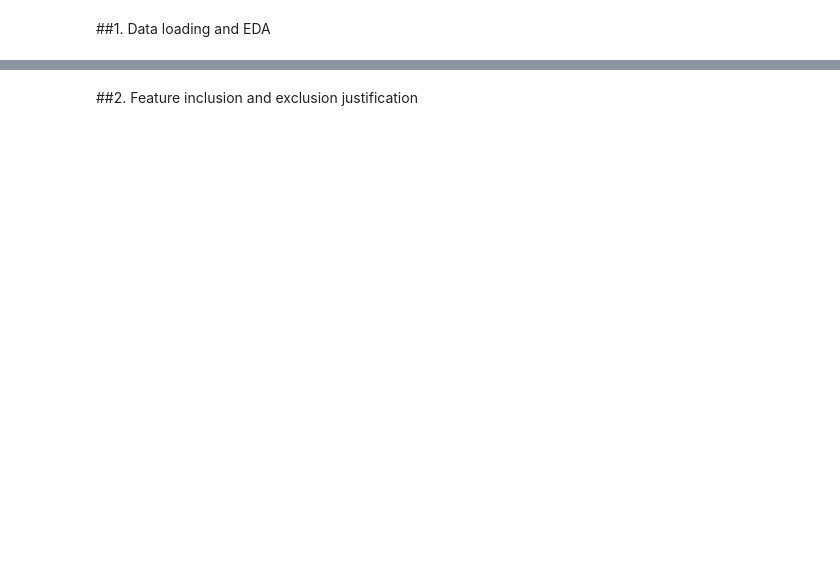
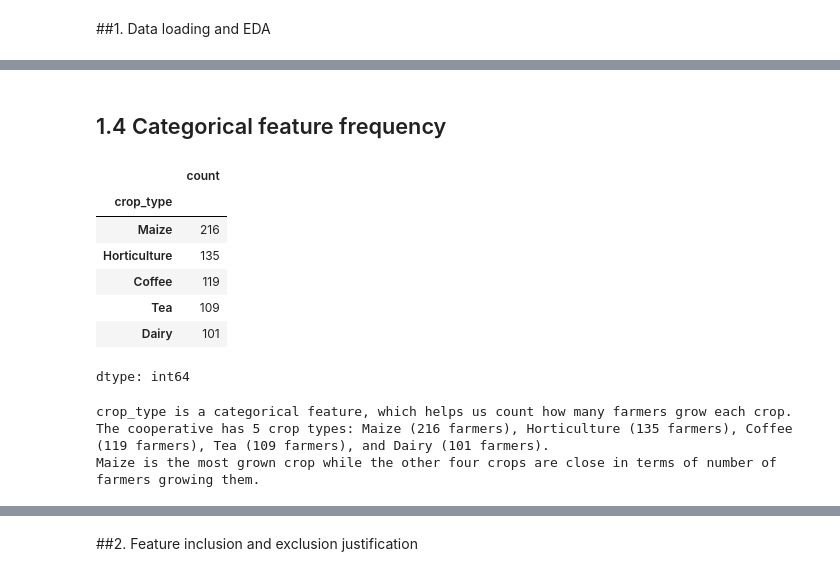
Before and after one commit to tanuiivy/bbt4106-202604-D4-clustering, a Jupyter notebook: lab_submission/bbt4106_202604_D4_clustering.ipynb, the cells around one changed output, grey strips where cells are left out. Drawn from its saved outputs; the diff is of its cells as text; code cells hidden in the pictures; blank space fills up the shorter version.

```diff
--- a/lab_submission/bbt4106_202604_D4_clustering.ipynb
+++ b/lab_submission/bbt4106_202604_D4_clustering.ipynb
@@ -6,0 +121,23 @@
+# %% [markdown]
+## 1.4 Categorical feature frequency
+# %%
+df["crop_type"].value_counts()
+# %% [output]
+|  | count |
+| crop_type |  |
+| Maize | 216 |
+| Horticulture | 135 |
+| Coffee | 119 |
+| Tea | 109 |
+| Dairy | 101 |
+dtype: int64
+# %%
+print("""
+crop_type is a categorical feature, which helps us count how many farmers grow each crop.
+The cooperative has 5 crop types: Maize (216 farmers), Horticulture (135 farmers), Coffee (119 farmers), Tea (109 farmers), and Dairy (101 farmers).
+Maize is the most grown crop while the other four crops are close in terms of number of farmers growing them.
+""")
+# %% [output]
+crop_type is a categorical feature, which helps us count how many farmers grow each crop.
+The cooperative has 5 crop types: Maize (216 farmers), Horticulture (135 farmers), Coffee (119 farmers), Tea (109 farmers), and Dairy (101 farmers).
+Maize is the most grown crop while the other four crops are close in terms of number of farmers growing them.
```
Also changed, not shown: parts of 27 cells of this notebook.
